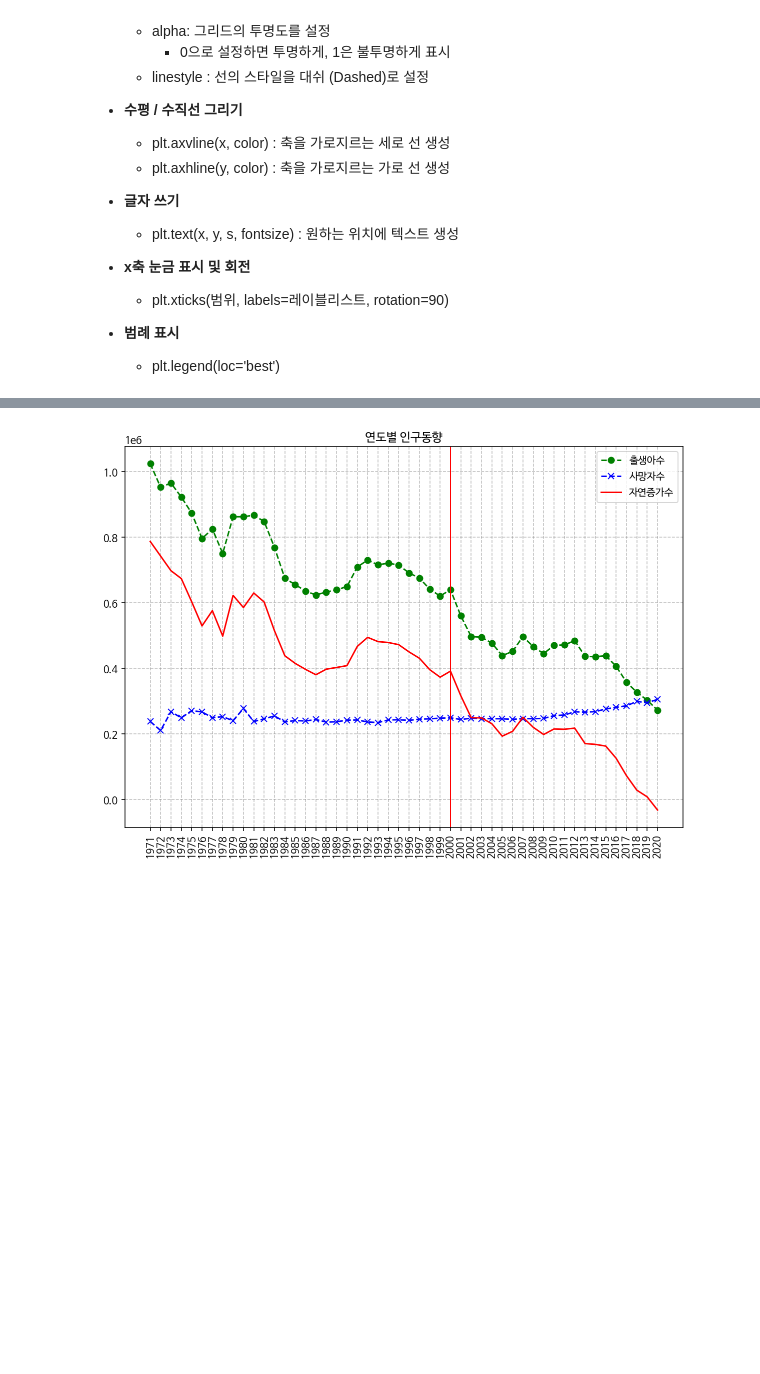
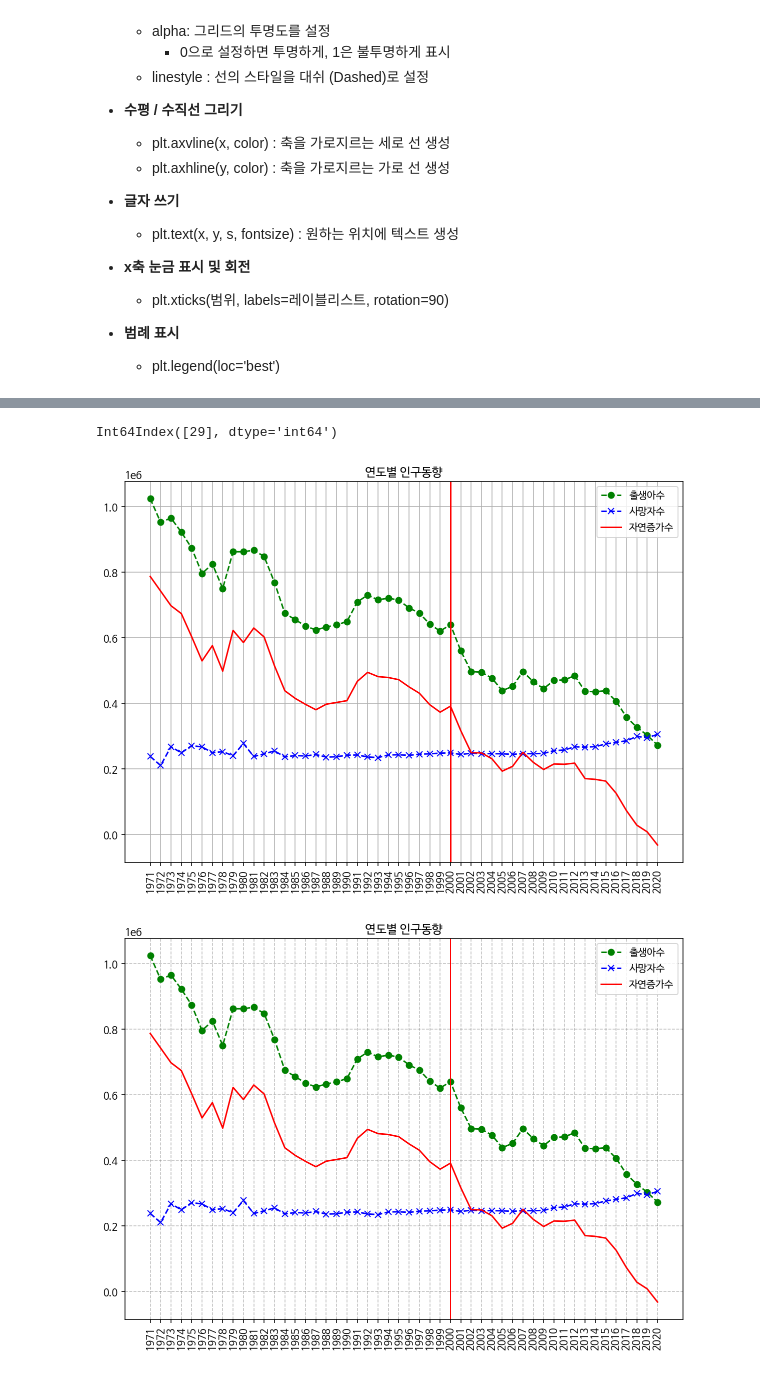
Before and after one commit to cybermin/2022_BSSM, a Jupyter notebook: 02_pandas_basic.ipynb, the cells around one changed output, grey strips where cells are left out. Cells and saved outputs as stored; diff of their text form; code cells hidden in the pictures; blank space fills up the shorter version.

```diff
--- a/02_pandas_basic.ipynb
+++ b/02_pandas_basic.ipynb
@@ -84,0 +81,4 @@ import pandas as pd
+# %%
+# 인구분석_출생사망2.csv 불러오기
+df = pd.read_csv('/content/drive/MyDrive/BSSM/BSSM2022/data/인구분석_출생사망2.csv')
+df.head()
@@ -85,3 +92,21 @@ import pandas as pd
+# %%
+df[df['년도']==2000].index
+# %% [output]
+Int64Index([29], dtype='int64')
+# %%
+plt.figure(figsize=(10, 7))
+plt.plot(df['출생아수'], 'go--', label='출생아수')
+plt.plot(df['사망자수'], 'bx--', label='사망자수')
+plt.plot(df['자연증가수'], 'r-', label='자연증가수')
+
+plt.title('연도별 인구동향')
+plt.grid(True)
+plt.xticks(df.index, labels=df['년도'], rotation=90)
+plt.axvline(x = df[df['년도']==2000].index, color='r')
+plt.legend()
+plt.show()
+# %% [output]
+[figure, added]
 # %%
 plt.figure(figsize=(10,7))
 plt.plot(df['출생아수'],'go--', label='출생아수')
```
Also changed, not shown: parts of 10 cells of this notebook.
